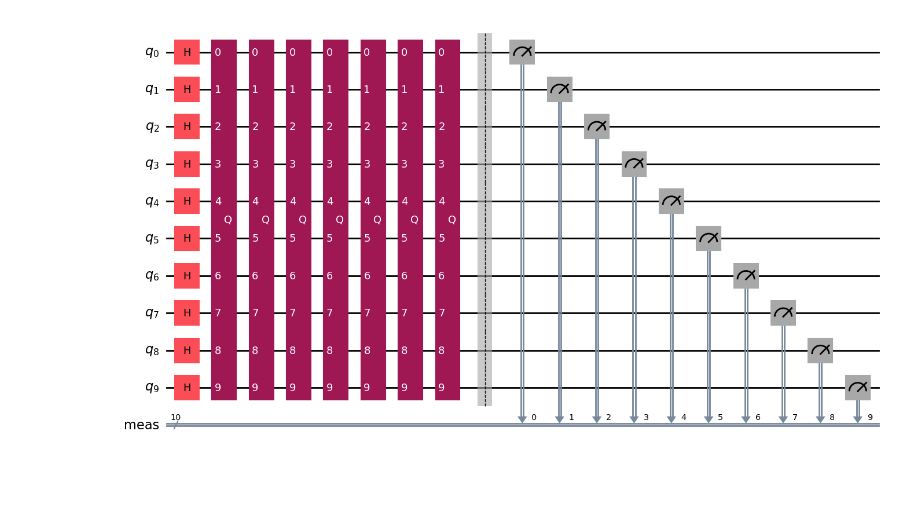
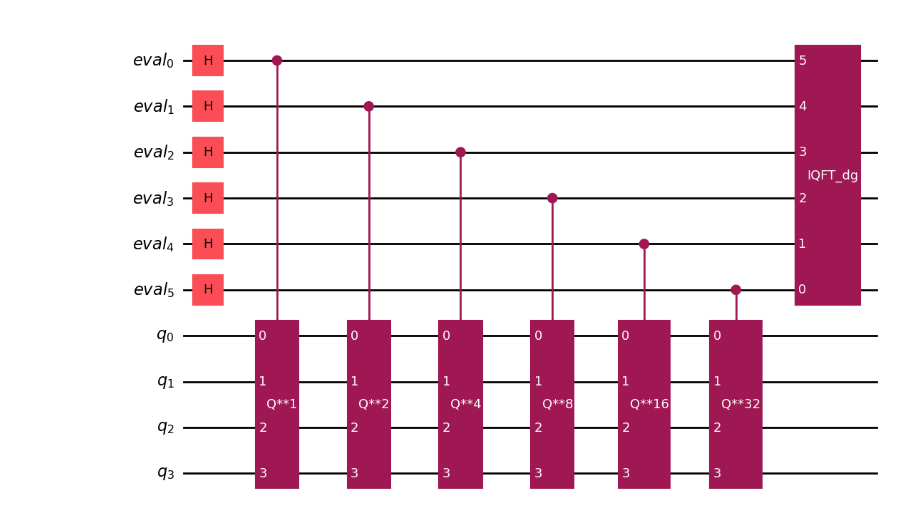
Before and after one commit to Nihar-Shah2001/Quantum_Computing_Notes, a Jupyter notebook: Notes/codes/grover_example.ipynb, the cells around one changed output. Cells and saved outputs as stored; diff of their text form; code cells hidden in the pictures; blank space fills up the shorter version.

Commit message:
grover_examp changes

```diff
--- a/Notes/codes/grover_example.ipynb
+++ b/Notes/codes/grover_example.ipynb
@@ -85,3 +100,5 @@ badddbbdba
+# %%
+epsilon=0.4
 # %%
 oracle = function_oracle(marked_states)
 oracle.draw(output="mpl", style="iqp")
@@ -99,11 +112,6 @@ optimal_num_iterations = math.floor(
-# %%
-qc = QuantumCircuit(grover_op.num_qubits)
-# Create even superposition of all basis states
-qc.h(range(grover_op.num_qubits))
-# Apply Grover operator the optimal number of times
-qc.compose(grover_op.power(optimal_num_iterations), inplace=True)
-# Measure all qubits
-qc.measure_all()
-qc.draw(output="mpl", style="iqp")
-# %% [output]
-[figure, removed]
+# %%
+num_evaluation_qubits = grover_op.num_qubits + math.ceil(math.log2(2+(1/2*epsilon)))
+# %%
+PhaseEstimation(num_evaluation_qubits, unitary=grover_op).decompose().draw(output="mpl", style="iqp")
+# %% [output]
+[figure, added]
```
Also changed, not shown: parts of 15 cells of this notebook, 1 other file.
